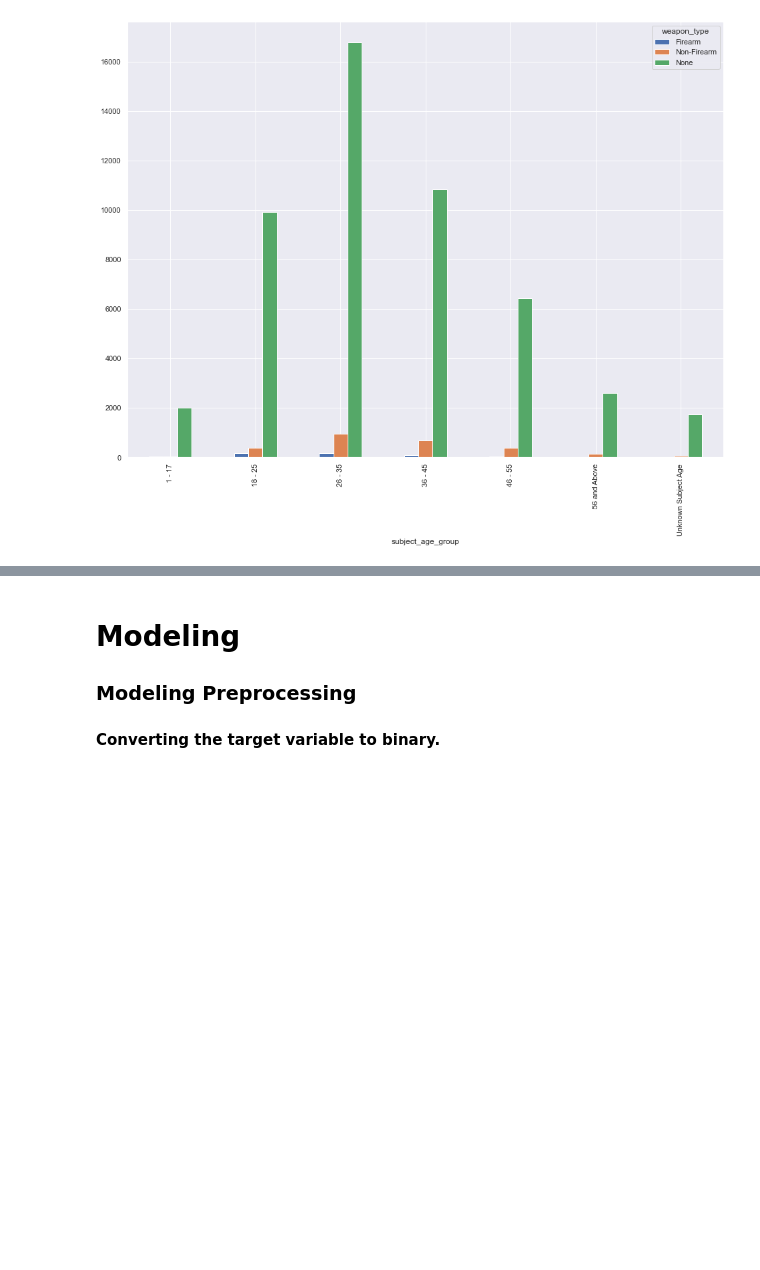
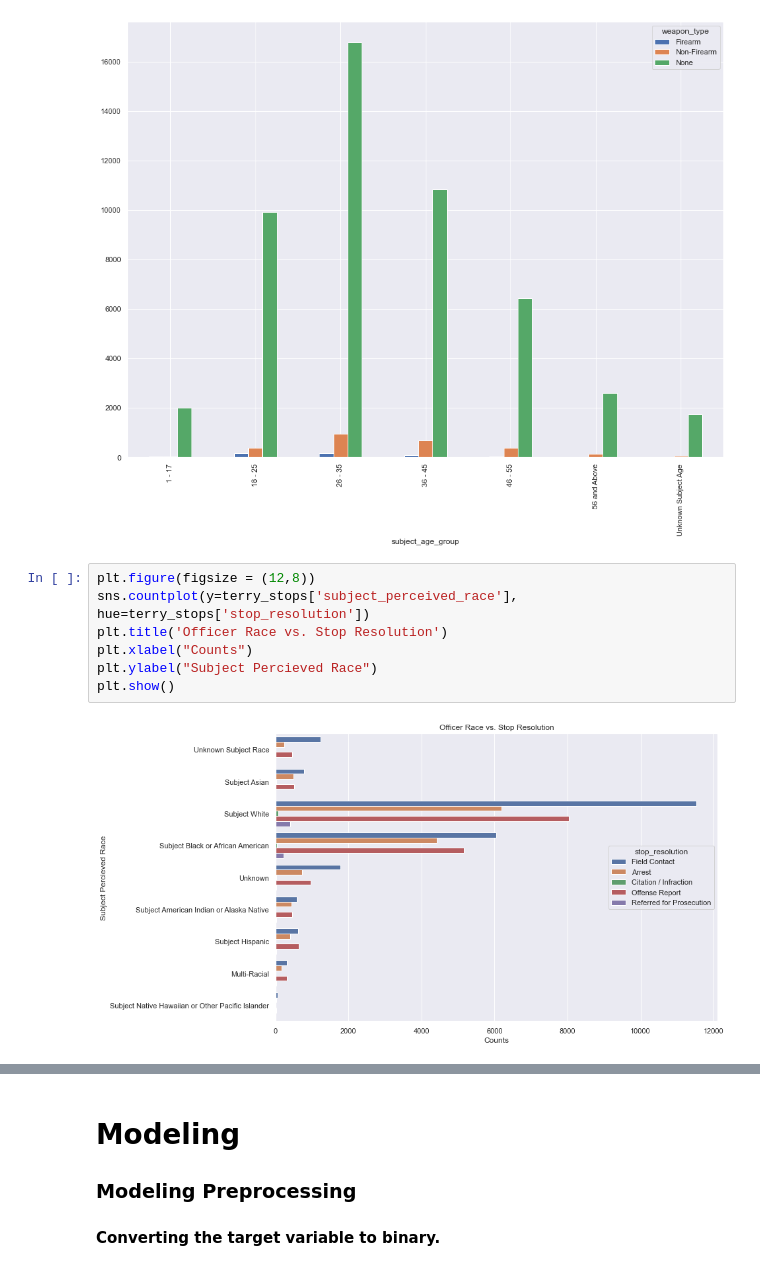
Before and after one commit to Azegele/Phase-3-Project, a Jupyter notebook: index.ipynb, the cells around one changed output, grey strips where cells are left out. Drawn from its saved outputs; the diff is of its cells as text; blank space fills up the shorter version.

```diff
--- a/index.ipynb
+++ b/index.ipynb
@@ -698,3 +727,12 @@ df.plot(kind='bar')
 # %% [output]
 <AxesSubplot:xlabel='subject_age_group'>
 [figure]
+# %%
+plt.figure(figsize = (12,8))
+sns.countplot(y=terry_stops['subject_perceived_race'], hue=terry_stops['stop_resolution'])
+plt.title('Officer Race vs. Stop Resolution')
+plt.xlabel("Counts")
+plt.ylabel("Subject Percieved Race")
+plt.show()
+# %% [output]
+[figure, added]
```
Also changed, not shown: parts of 66 cells of this notebook.
